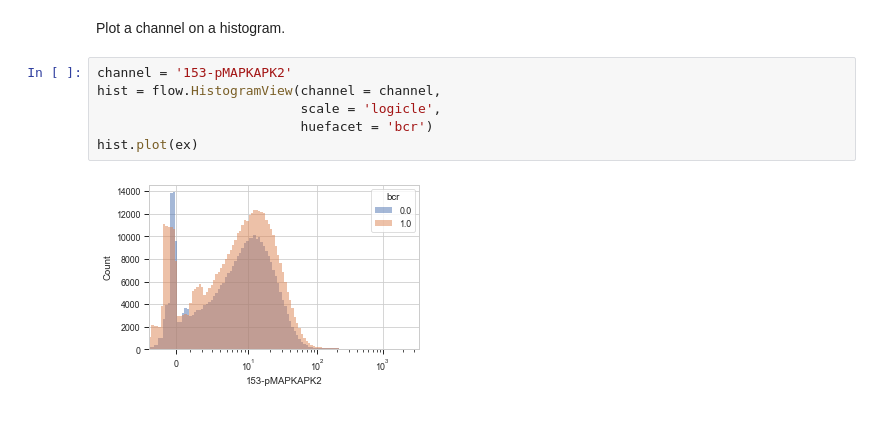
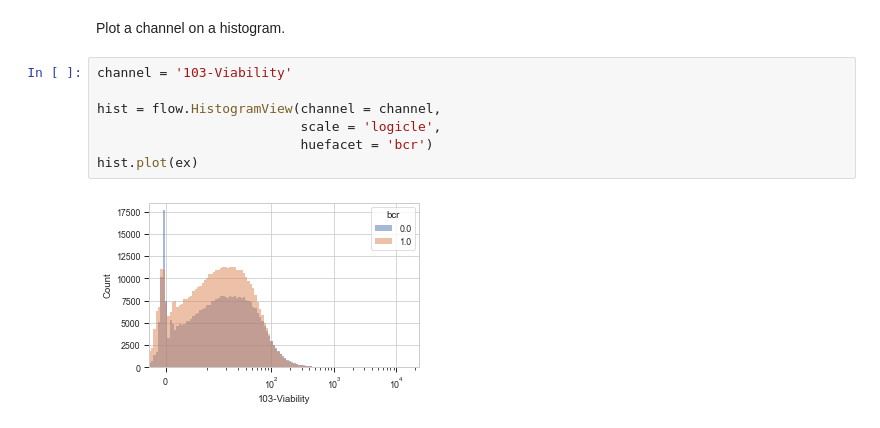
Before and after one commit to a-musipatla/predicting-patient-level-phenotypes-from-single-cell-data, a Jupyter notebook: scripts/b-cell-eda.ipynb, the cells around one changed output. Drawn from its saved outputs; the diff is of its cells as text.

```diff
--- a/scripts/b-cell-eda.ipynb
+++ b/scripts/b-cell-eda.ipynb
@@ -43,10 +41,11 @@ Channels in this experiment:
 # %% [markdown]
 Plot a channel on a histogram.
 # %%
-channel = '153-pMAPKAPK2'
+channel = '103-Viability'
+
 hist = flow.HistogramView(channel = channel,
                           scale = 'logicle',
                           huefacet = 'bcr')
 hist.plot(ex)
 # %% [output]
-[figure, old version]
+[figure, new version]
```
Also changed, not shown: parts of 3 cells of this notebook.
